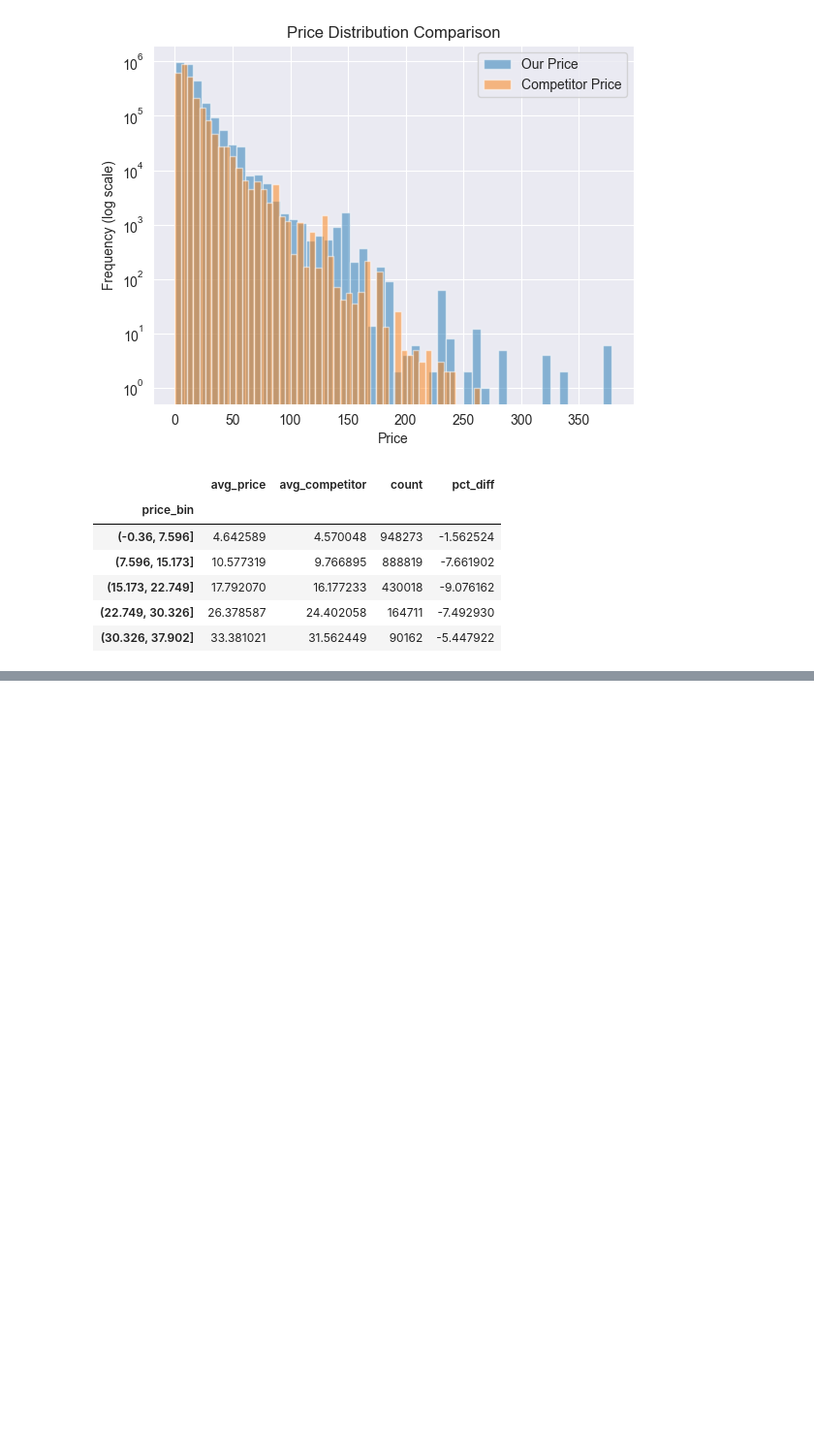
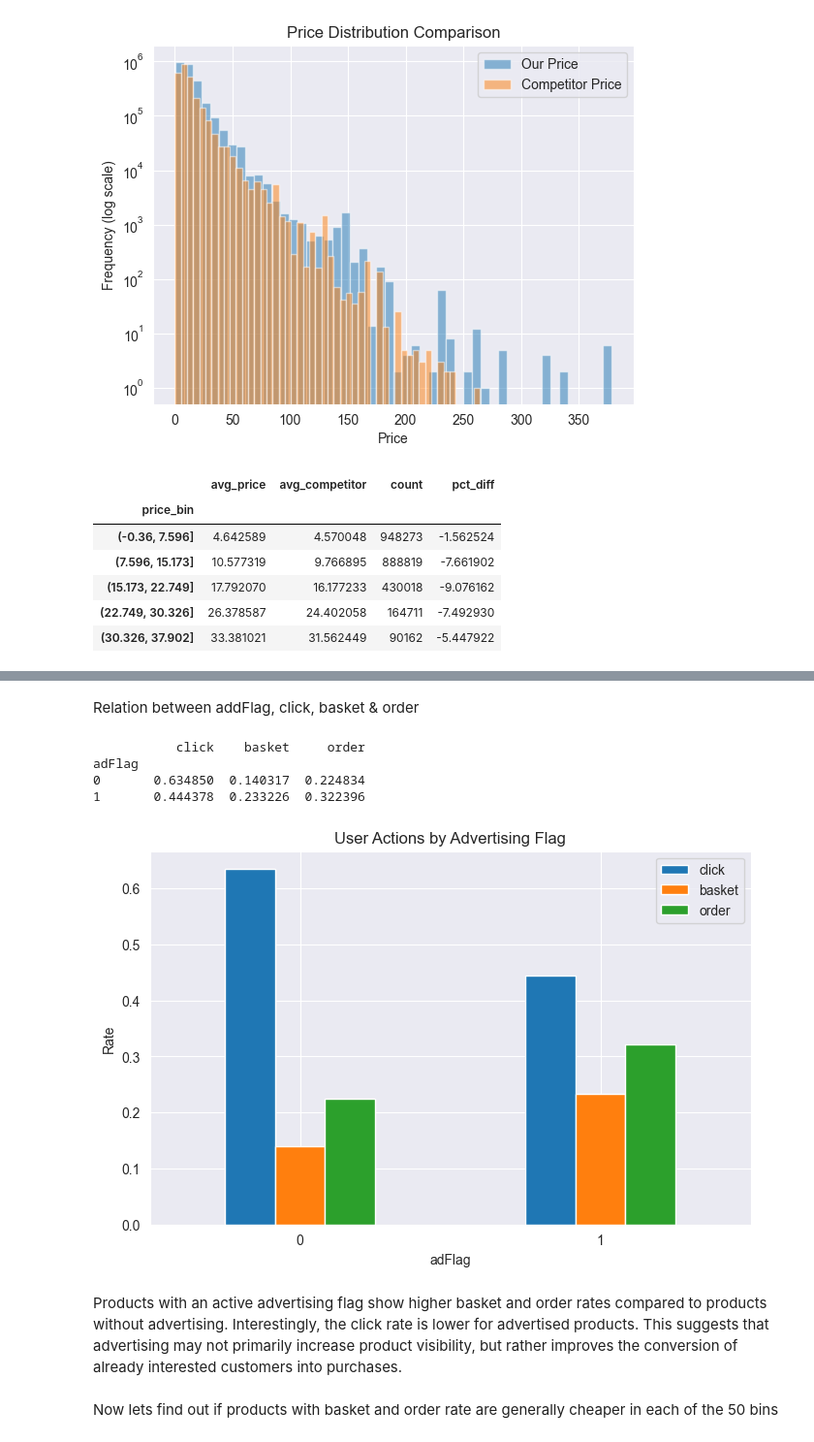
Before and after one commit to Happydeath97/analyticalProjectProductPricing, a Jupyter notebook: notebooks/EDA_Said.ipynb, the cells around one changed output, grey strips where cells are left out. Shown at 97% size. Cells and saved outputs as stored; diff of their text form; code cells hidden in the pictures; blank space fills up the shorter version.

```diff
--- a/notebooks/EDA_Said.ipynb
+++ b/notebooks/EDA_Said.ipynb
@@ -282,0 +313,28 @@ print(missing_prices.head())
+# %% [markdown]
+Relation between addFlag, click, basket & order
+# %%
+#probabilites
+action_rates = train.groupby("adFlag")[["click", "basket", "order"]].mean()
+print(action_rates)
+# %% [output]
+           click    basket     order
+adFlag
+0       0.634850  0.140317  0.224834
+1       0.444378  0.233226  0.322396
+# %%
+#visualization
+action_rates.plot(kind="bar", figsize=(8,5))
+
+plt.title("User Actions by Advertising Flag")
+plt.ylabel("Rate")
+plt.xlabel("adFlag")
+plt.xticks(rotation=0)
+plt.show()
+# %% [output]
+[figure, added]
+# %% [markdown]
+Products with an active advertising flag show  higher basket and order rates compared to products without advertising.
+Interestingly, the click rate is lower for advertised products.
+This suggests that advertising may not primarily increase product visibility, but rather improves the conversion of already interested customers into purchases.
+# %% [markdown]
+Now lets find out if products with basket and order rate are generally cheaper in each of the 50 bins
```
Also changed, not shown: parts of 5 cells of this notebook.
